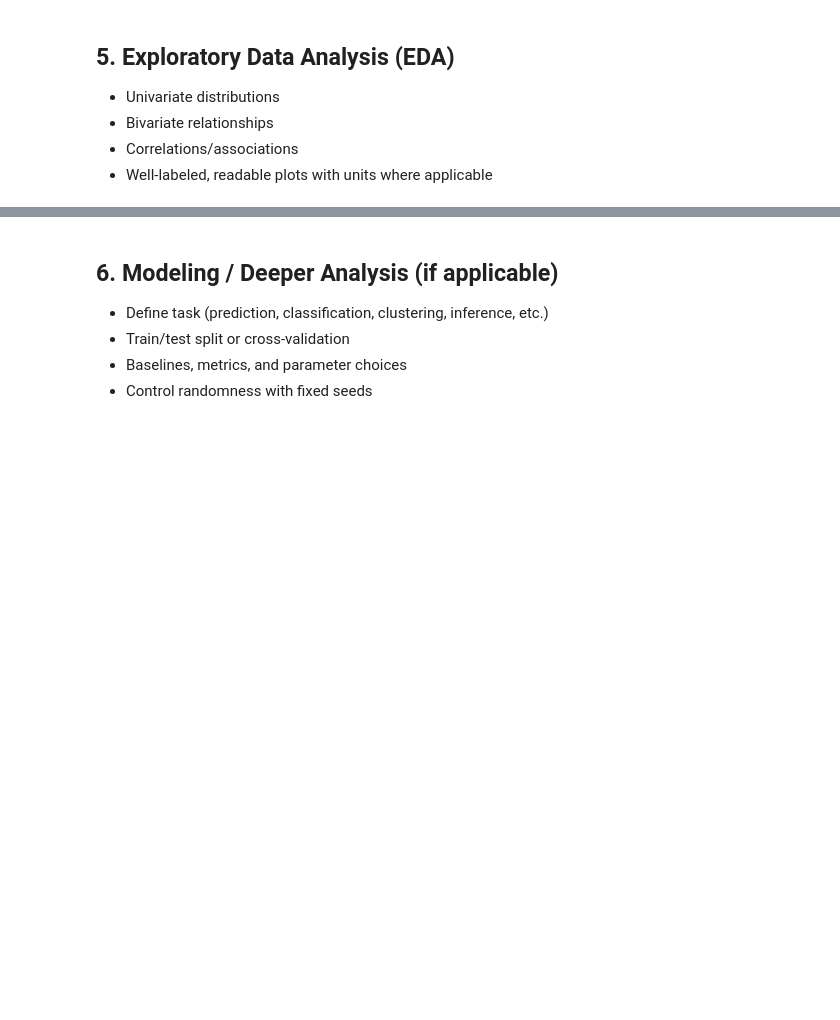
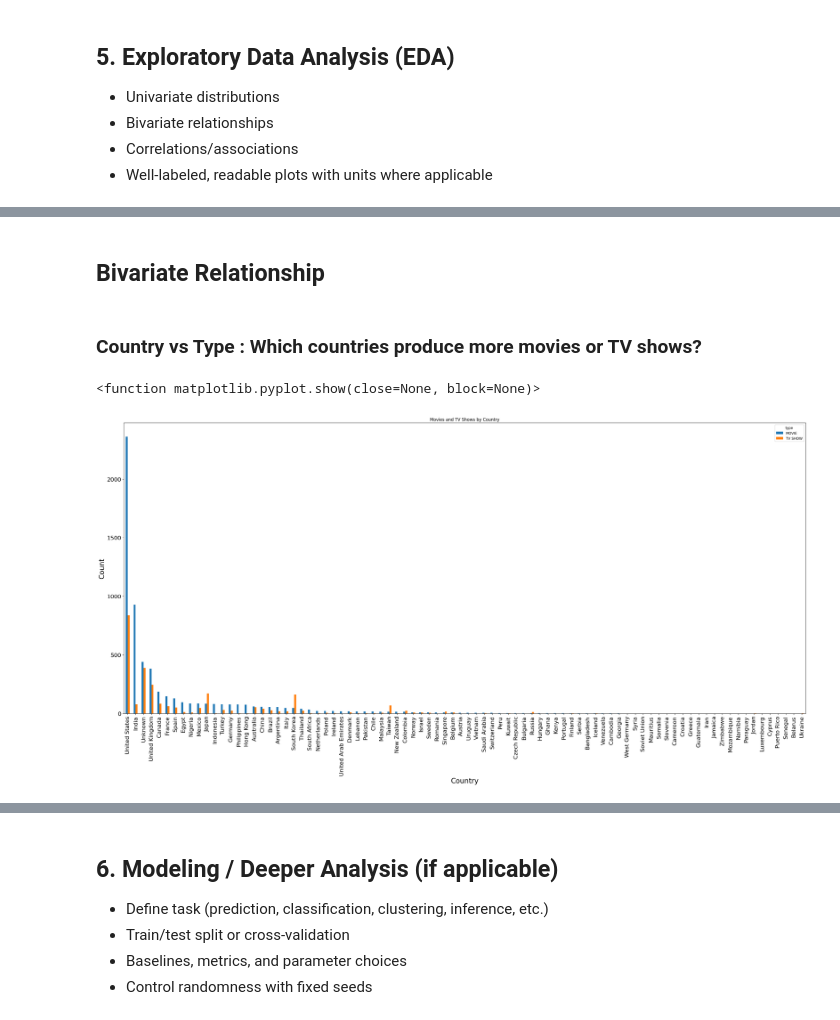
Before and after one commit to liya-eng/DSF_PROJECT, a Jupyter notebook: TT6L_G04_Notebook.ipynb, the cells around one changed output, grey strips where cells are left out. Cells and saved outputs as stored; diff of their text form; code cells hidden in the pictures; blank space fills up the shorter version.

```diff
--- a/TT6L_G04_Notebook.ipynb
+++ b/TT6L_G04_Notebook.ipynb
@@ -202,0 +314,32 @@ clean_netflix.to_csv('netflix_cleaned.csv', index = False)
+# %% [markdown]
+## Bivariate Relationship
+# %% [markdown]
+### Country vs Type : Which countries produce more movies or TV shows?
+# %%
+country_type = (netflix_cleaned.groupby(['country', 'type'])
+                .size()
+                .unstack(fill_value=0)
+                )
+
+# find countries with most movies
+country_type.sort_values('MOVIE', ascending=False)
+
+# find countries with most TV shows
+country_type.sort_values('TV SHOW', ascending=False)
+
+country_type.sort_values('MOVIE', ascending=False).plot(
+    kind='bar',
+    figsize=(35,15),
+)
+
+plt.title('Movies and TV Shows by Country')
+plt.ylabel('Count', fontsize=20)
+plt.xlabel('Country', fontsize=20)
+
+plt.xticks(fontsize=16)
+plt.yticks(fontsize=16)
+
+plt.show
+# %% [output]
+<function matplotlib.pyplot.show(close=None, block=None)>
+[figure, added]
```
Also changed, not shown: parts of 172 cells of this notebook.
